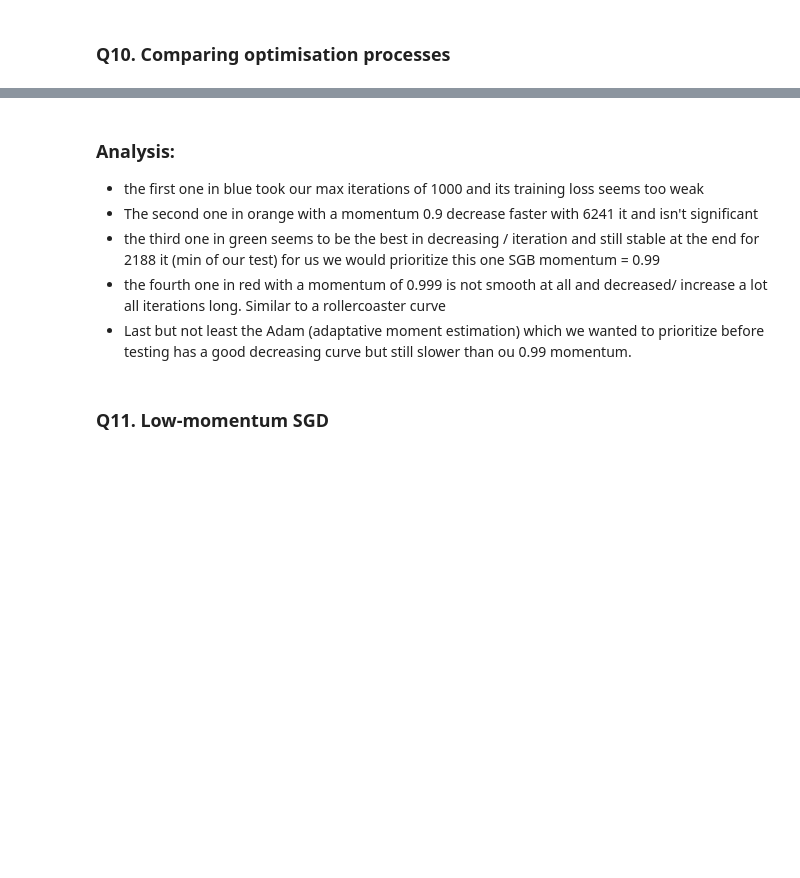
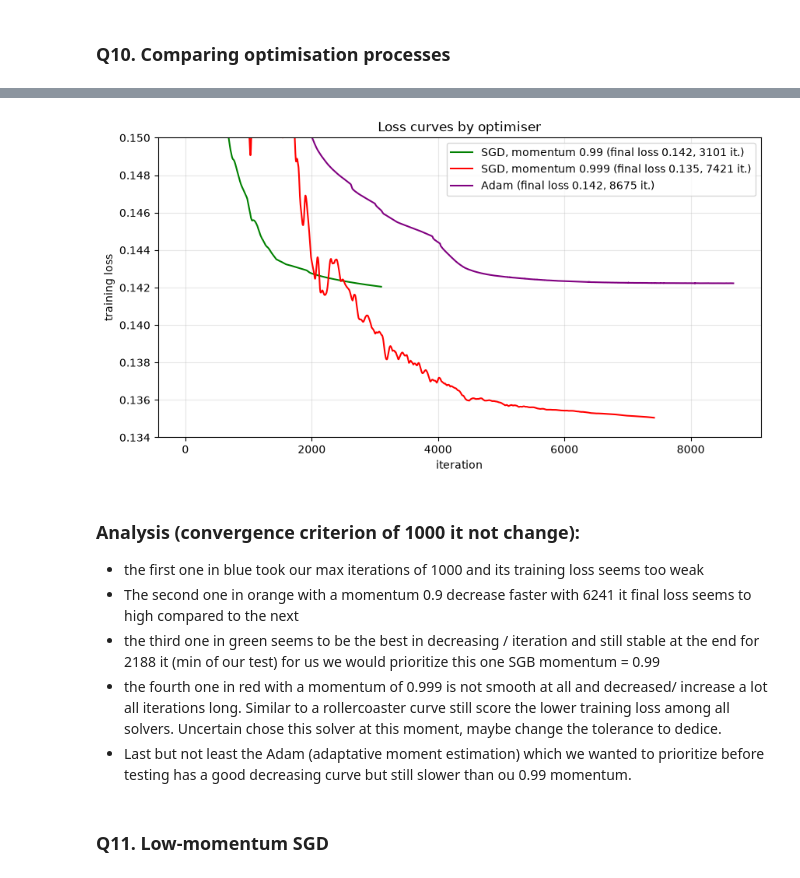
Before and after one commit to 0xx000000000/deeplearning-group-AIBT, a Jupyter notebook: LAB1_neural_networks_regression.ipynb, the cells around one changed output, grey strips where cells are left out. Drawn from its saved outputs; the diff is of its cells as text; code cells hidden in the pictures; blank space fills up the shorter version.

```diff
--- a/LAB1_neural_networks_regression.ipynb
+++ b/LAB1_neural_networks_regression.ipynb
@@ -174,0 +199,19 @@ Adam                   iterations= 3644  final loss=0.1451  R²=0.873
+# %%
+common = dict(n_iter_no_change=1000, tol=1e-6, max_iter=10_000)
+configs = {
+    "SGD, momentum 0.99":  dict(solver="sgd", learning_rate="constant", momentum=0.99),
+    "SGD, momentum 0.999": dict(solver="sgd", learning_rate="constant", momentum=0.999),
+    "Adam":                dict(solver="adam"),
+}
+models = {}
+colors = {"SGD, momentum 0.99": "green", "SGD, momentum 0.999": "red", "Adam": "purple"}
+plt.figure(figsize=(10, 5))
+for name, cfg in configs.items():
+    m = make_mlp(**cfg, **common).fit(X2, y2)
+    models[name] = m
+    plt.plot(m.loss_curve_, color=colors[name], label=f"{name} (final loss {m.loss_:.3f}, {m.n_iter_} it.)")
+    print(f"{name:22s} iterations={m.n_iter_:5d}  final loss={m.loss_:.4f}  R²={m.score(X2, y2):.3f}")
+plt.ylim(0.134, 0.150);
+plt.xlabel("iteration"); plt.ylabel("training loss")
+plt.title("Loss curves by optimiser"); plt.legend(); plt.grid(alpha=.3); plt.show()
+# %% [output]
@@ -175,9 +221,10 @@ Adam                   iterations= 3644  final loss=0.1451  R²=0.873
+[figure, added]
 # %% [markdown]
-### Analysis:
+### Analysis (convergence criterion of 1000 it not change):
 - the first one in  blue took our max iterations of 1000 and its training loss seems too weak
-- The second one in orange with a momentum 0.9 decrease faster with 6241 it and isn't significant
+- The second one in orange with a momentum 0.9 decrease faster with 6241 it final loss seems to high compared to the next
 - the third one in green seems to be the best in decreasing / iteration and still stable at the end for 2188 it (min of our test) for us we would prioritize this one SGB momentum = 0.99
-- the fourth one in red with a momentum of 0.999 is not smooth at all and decreased/ increase a lot all iterations long. Similar to a rollercoaster curve
+- the fourth one in red with a momentum of 0.999 is not smooth at all and decreased/ increase a lot all iterations long. Similar to a rollercoaster curve still score the lower training loss among all solvers. Uncertain chose this solver at this moment, maybe change the tolerance to dedice.
 - Last but not least the Adam (adaptative moment estimation) which we wanted to prioritize before testing has a good decreasing curve but still slower than ou 0.99 momentum.
 # %% [markdown]
 ### Q11. Low-momentum SGD
```
Also changed, not shown: parts of 9 cells of this notebook.
